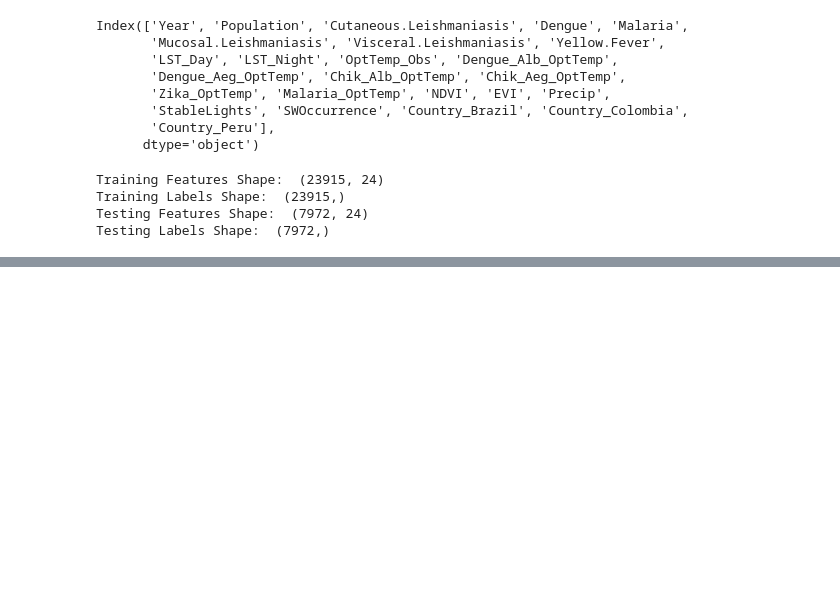
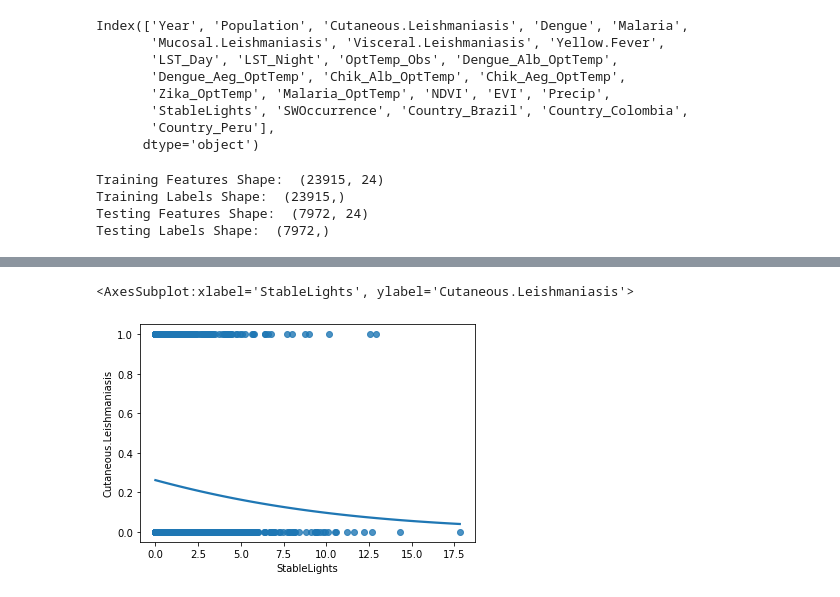
Before and after one commit to tjsipin/MacDonald-REU-Summer-22, a Jupyter notebook: models/python/early_imp_rf.ipynb, the cells around one changed output, grey strips where cells are left out. Saved outputs shown, nothing was run; the diff lists cells and outputs as text; code cells hidden in the pictures; blank space fills up the shorter version.

```diff
--- a/models/python/early_imp_rf.ipynb
+++ b/models/python/early_imp_rf.ipynb
@@ -94,0 +85,34 @@ Testing Labels Shape:  (7972,)
+# %%
+# detect outliers
+def is_outlier(points, thresh=3.5):
+    """
+    Returns a boolean array with True if points are outliers and False
+    otherwise.
+
+    Parameters:
+    -----------
+        points : An numobservations by numdimensions array of observations
+        thresh : The modified z-score to use as a threshold. Observations with
+            a modified z-score (based on the median absolute deviation) greater
+            than this value will be classified as outliers.
+
+    Returns:
+    --------
+        mask : A numobservations-length boolean array.
+
+    References:
+    ----------
+        Boris Iglewicz and David Hoaglin (1993), "Volume 16: How to Detect and
+        Handle Outliers", The ASQC Basic References in Quality Control:
+        Statistical Techniques, Edward F. Mykytka, Ph.D., Editor.
+    """
+    if len(points.shape) == 1:
+        points = points[:,None]
+    median = np.median(points, axis=0)
+    diff = np.sum((points - median)**2, axis=-1)
+    diff = np.sqrt(diff)
+    med_abs_deviation = np.median(diff)
+
+    modified_z_score = 0.6745 * diff / med_abs_deviation
+
+    return modified_z_score > thresh
@@ -94,0 +212,5 @@ Testing Labels Shape:  (7972,)
+# %%
+sns.regplot(x=imp['StableLights'], y=imp['Cutaneous.Leishmaniasis'], data=imp, logistic=True, ci=False)
+# %% [output]
+<AxesSubplot:xlabel='StableLights', ylabel='Cutaneous.Leishmaniasis'>
+[figure, added]
```
Also changed, not shown: parts of 7 cells of this notebook.
